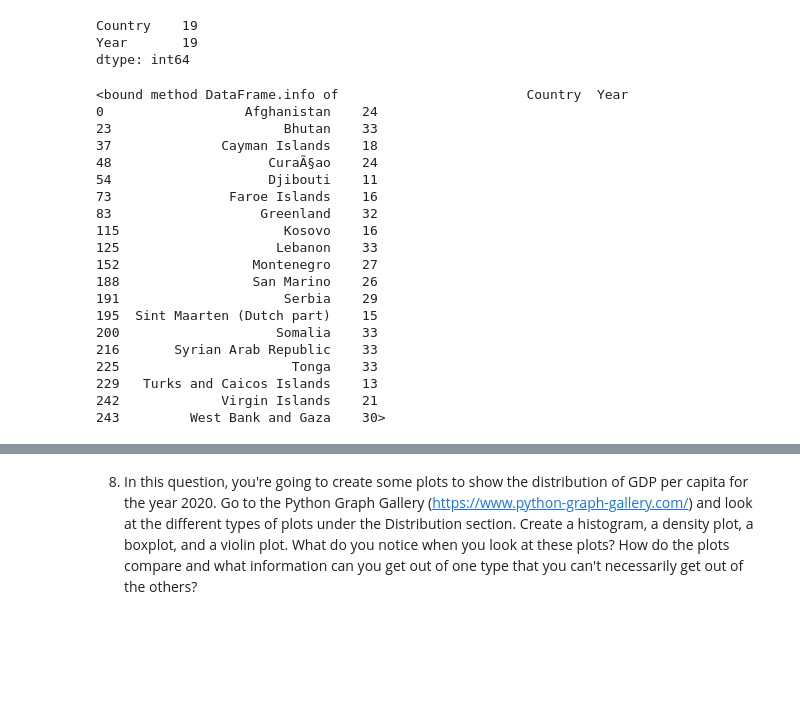
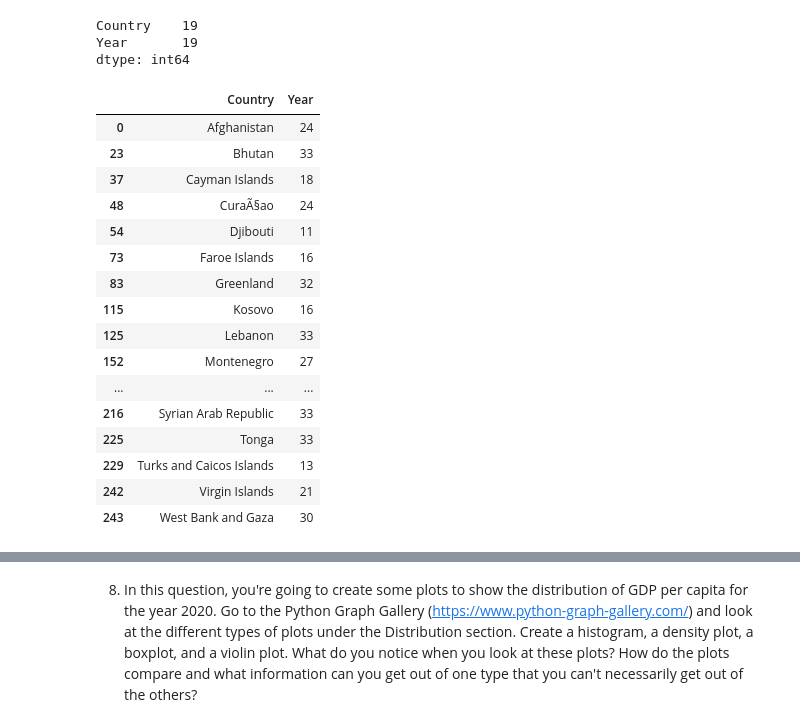
Before and after one commit to NSS-Data-Analytics-Cohort-15/un-exploration-krithikkuppusamy, a Jupyter notebook: notebooks/krithika_un_project.ipynb, the cells around one changed output, grey strips where cells are left out. Drawn from its saved outputs; the diff is of its cells as text; code cells hidden in the pictures; blank space fills up the shorter version.

```diff
--- a/notebooks/krithika_un_project.ipynb
+++ b/notebooks/krithika_un_project.ipynb
@@ -131,25 +121,22 @@ dtype: int64
 # %%
 countries_missing_data=countries[countries['Year']<34]
 # %%
-countries_missing_data.info
+countries_missing_data
 # %% [output]
-<bound method DataFrame.info of                        Country  Year
-0                  Afghanistan    24
-23                      Bhutan    33
-37              Cayman Islands    18
-48                    CuraÃ§ao    24
-54                    Djibouti    11
-73               Faroe Islands    16
-83                   Greenland    32
-115                     Kosovo    16
-125                    Lebanon    33
-152                 Montenegro    27
-188                 San Marino    26
-191                     Serbia    29
-195  Sint Maarten (Dutch part)    15
-200                    Somalia    33
-216       Syrian Arab Republic    33
-225                      Tonga    33
-229   Turks and Caicos Islands    13
-242             Virgin Islands    21
-243         West Bank and Gaza    30>
+|  | Country | Year |
+| 0 | Afghanistan | 24 |
+| 23 | Bhutan | 33 |
+| 37 | Cayman Islands | 18 |
+| 48 | CuraÃ§ao | 24 |
+| 54 | Djibouti | 11 |
+| 73 | Faroe Islands | 16 |
+| 83 | Greenland | 32 |
+| 115 | Kosovo | 16 |
+| 125 | Lebanon | 33 |
+| 152 | Montenegro | 27 |
+| ... | ... | ... |
+| 216 | Syrian Arab Republic | 33 |
+| 225 | Tonga | 33 |
+| 229 | Turks and Caicos Islands | 13 |
+| 242 | Virgin Islands | 21 |
+| 243 | West Bank and Gaza | 30 |
```
Also changed, not shown: parts of 29 cells of this notebook.
